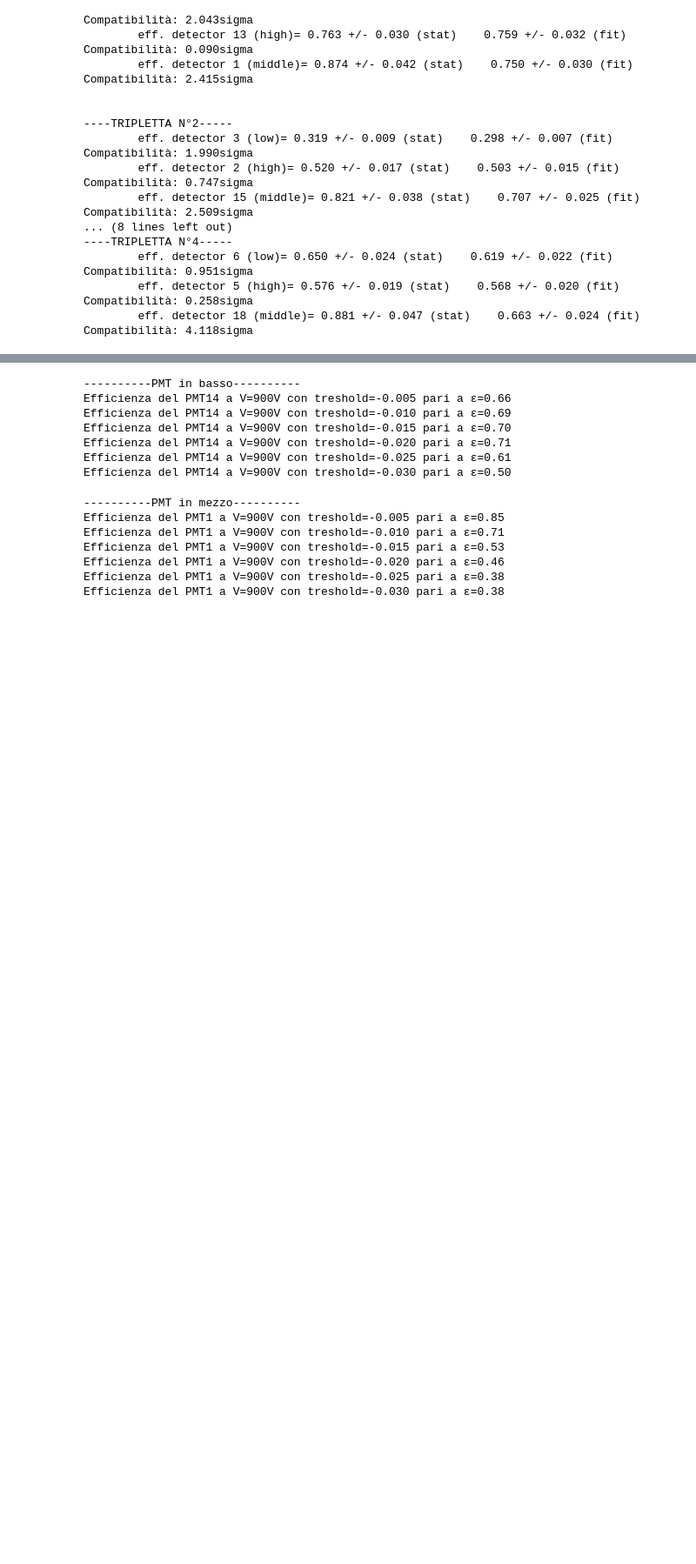
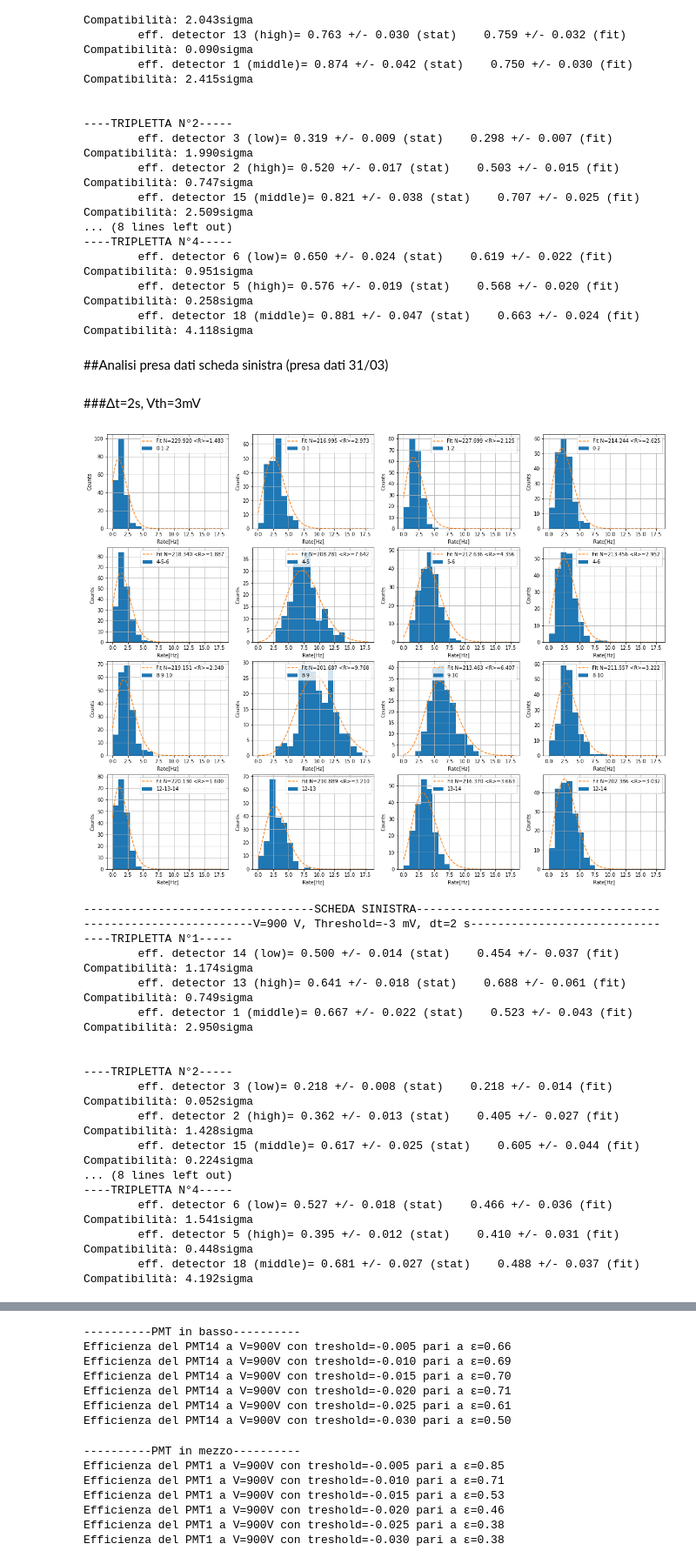
Before and after one commit to mattderri/LabII, a Jupyter notebook: SmartAbs.ipynb, the cells around one changed output, grey strips where cells are left out. Shown at 87% size. Saved outputs shown, nothing was run; the diff lists cells and outputs as text; code cells hidden in the pictures; blank space fills up the shorter version.

```diff
--- a/SmartAbs.ipynb
+++ b/SmartAbs.ipynb
@@ -392,3 +403,5 @@ for i in range(0, 4):
         eff. detector 6 (low)= 0.650 +/- 0.024 (stat)    0.619 +/- 0.022 (fit)       Compatibilità: 0.951sigma
         eff. detector 5 (high)= 0.576 +/- 0.019 (stat)    0.568 +/- 0.020 (fit)       Compatibilità: 0.258sigma
         eff. detector 18 (middle)= 0.881 +/- 0.047 (stat)    0.663 +/- 0.024 (fit)       Compatibilità: 4.118sigma
+# %% [markdown]
+##Analisi presa dati scheda sinistra (presa dati 31/03)
@@ -394,0 +485,23 @@ for i in range(0, 4):
+# %% [markdown]
+###Δt=2s, Vth=3mV
+# %%
+analysis_rate("/content/drive/MyDrive/SmartAbs 2022/Misure 31 03/rates_gate_2s_Vth_3mV.dat", 3, 2)
+# %% [output]
+[figure, added]
+----------------------------------SCHEDA SINISTRA------------------------------------
+-------------------------V=900 V, Threshold=-3 mV, dt=2 s----------------------------
+----TRIPLETTA N°1-----
+        eff. detector 14 (low)= 0.500 +/- 0.014 (stat)    0.454 +/- 0.037 (fit)       Compatibilità: 1.174sigma
+        eff. detector 13 (high)= 0.641 +/- 0.018 (stat)    0.688 +/- 0.061 (fit)       Compatibilità: 0.749sigma
+        eff. detector 1 (middle)= 0.667 +/- 0.022 (stat)    0.523 +/- 0.043 (fit)       Compatibilità: 2.950sigma
+
+
+----TRIPLETTA N°2-----
+        eff. detector 3 (low)= 0.218 +/- 0.008 (stat)    0.218 +/- 0.014 (fit)       Compatibilità: 0.052sigma
+        eff. detector 2 (high)= 0.362 +/- 0.013 (stat)    0.405 +/- 0.027 (fit)       Compatibilità: 1.428sigma
+        eff. detector 15 (middle)= 0.617 +/- 0.025 (stat)    0.605 +/- 0.044 (fit)       Compatibilità: 0.224sigma
+... (8 lines left out)
+----TRIPLETTA N°4-----
+        eff. detector 6 (low)= 0.527 +/- 0.018 (stat)    0.466 +/- 0.036 (fit)       Compatibilità: 1.541sigma
+        eff. detector 5 (high)= 0.395 +/- 0.012 (stat)    0.410 +/- 0.031 (fit)       Compatibilità: 0.448sigma
+        eff. detector 18 (middle)= 0.681 +/- 0.027 (stat)    0.488 +/- 0.037 (fit)       Compatibilità: 4.192sigma
```
Also changed, not shown: parts of 47 cells of this notebook.
